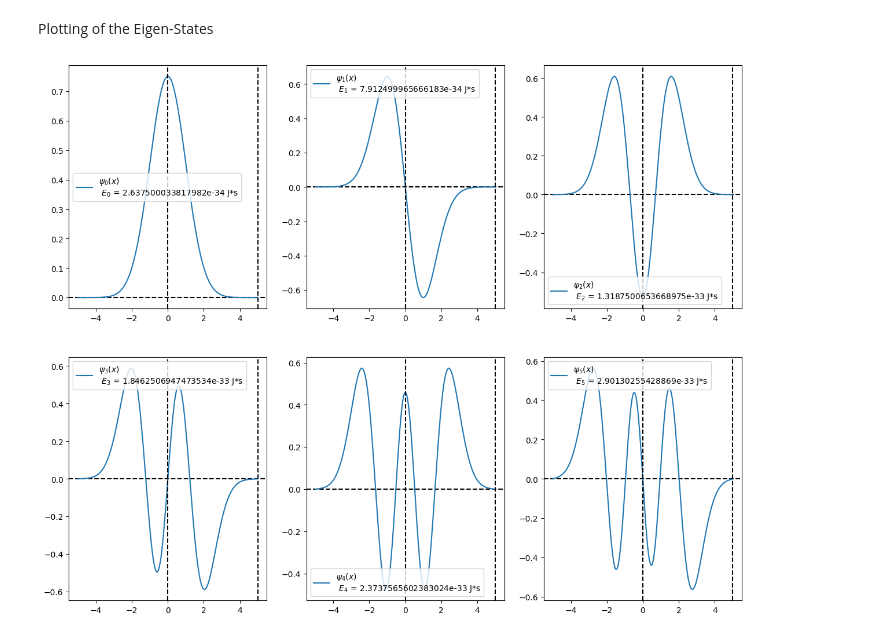
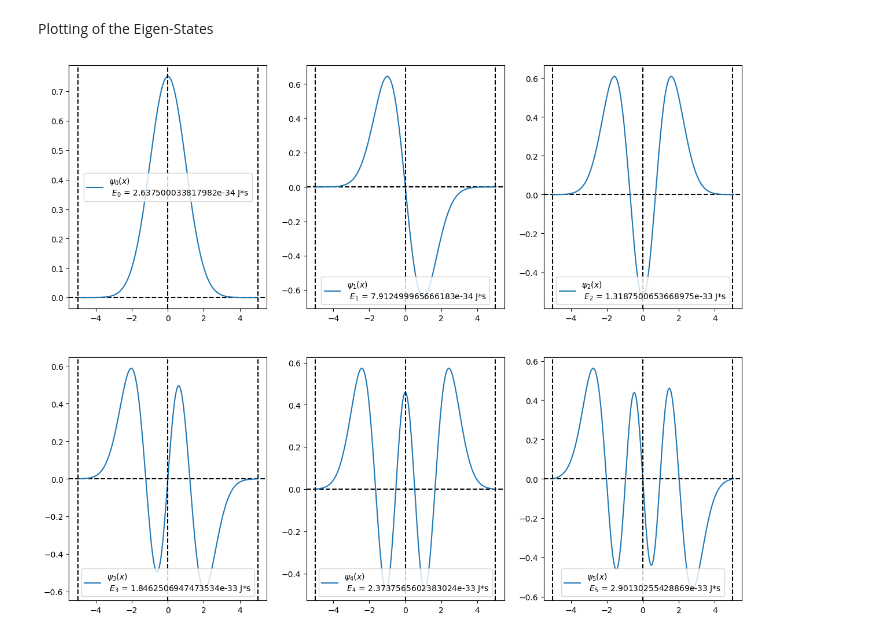
Before and after one commit to Shravan1729/Programming, a Jupyter notebook: Python/Sem-4/CC-10 (Quantum Mechanics)/Time independent Schrodinger Equation/Shooting Methods.ipynb, the cells around one changed output. Drawn from its saved outputs; the diff is of its cells as text; code cells hidden in the pictures.

```diff
--- a/Python/Sem-4/CC-10 (Quantum Mechanics)/Time independent Schrodinger Equation/Shooting Methods.ipynb
+++ b/Python/Sem-4/CC-10 (Quantum Mechanics)/Time independent Schrodinger Equation/Shooting Methods.ipynb
@@ -84,5 +85,4 @@ Roots = np.array(Roots)
 # %%
-n = 6          #Number of eigen-states to be displayed
 eps = np.zeros(n)   #Array for the energy eigen values
 for i in range(n):
     eps[i] = bisect(shoot,Roots[i][0], Roots[i][1])     #Finding the energy of the Eigen-states from the basic assumptions using Bisection technique
@@ -127,7 +128,10 @@ plt.figure(figsize=(15,12))
 plt.xlabel(r'$X$')
 plt.ylabel(r'$\psi(x)$')
 for i in range(n):
-    plt.subplot(2,3,i+1)
+    if n/3 > n//3:
+        row = n//3 + 1
+    else: row = int(n/3)
+    plt.subplot(row,3,i+1)
     plt.axhline(linestyle = 'dashed', color= 'black')
     plt.plot(X,Psi[i,:],label="$\psi_{}(x)$ \n $E_{}$ = {} J*s".format(i,i,E_n[i]))
     plt.axvline(x=0,color = 'black',linestyle ="dashed")
@@ -191,4 +195,4 @@ for i in range(1,len(energies_o)):
     if shoot(e1)*shoot(e2)<0:   #if the function crosses the X axis between e1 and e2 then the function will switch sign in between
         Roots_o.append([e1,e2])   #adding the intervals to the array
 Roots_o = np.array(Roots_o)
-print(Roots_o)
+n = np.shape(Roots_o)[0]          #Number of eigen-states to be displayed
@@ -202,5 +199,4 @@ print(Roots_o)
 # %%
-n = 6          #Number of eigen-states to be displayed
 eps_o = np.zeros(n)   #Array for the energy eigen values
 for i in range(n):
     eps_o[i] = bisect(shoot,Roots_o[i][0], Roots_o[i][1])     #Finding the energy of the Eigen-states from the basic assumptions using Bisection technique
@@ -243,14 +239,18 @@ Plotting of the Eigen-States
 # %%
 plt.figure(figsize=(15,12))
 plt.xlabel(r'$X$')
 plt.ylabel(r'$\psi(x)$')
 for i in range(n):
-    plt.subplot(2,3,i+1)
+    if n/3 > n//3:
+        row = n//3 +1
+    else: row = int(n/3)
+    plt.subplot(row,3,i+1)
     plt.axhline(linestyle = 'dashed', color= 'black')
     plt.plot(X_o,Psi_o[i,:],label="$\psi_{}(x)$ \n $E_{}$ = {} J*s".format(i,i,E_no[i]))
     plt.axvline(x=0,color = 'black',linestyle ="dashed")
     plt.axvline(x=length,color = 'black',linestyle = "dashed")
+    plt.axvline(x=-length,color = 'black',linestyle = "dashed")
     plt.legend(loc='best')
 plt.show()
 # %% [output]
-[figure, old version]
+[figure, new version]
```
Also changed, not shown: parts of 4 cells of this notebook, 1 other file.
